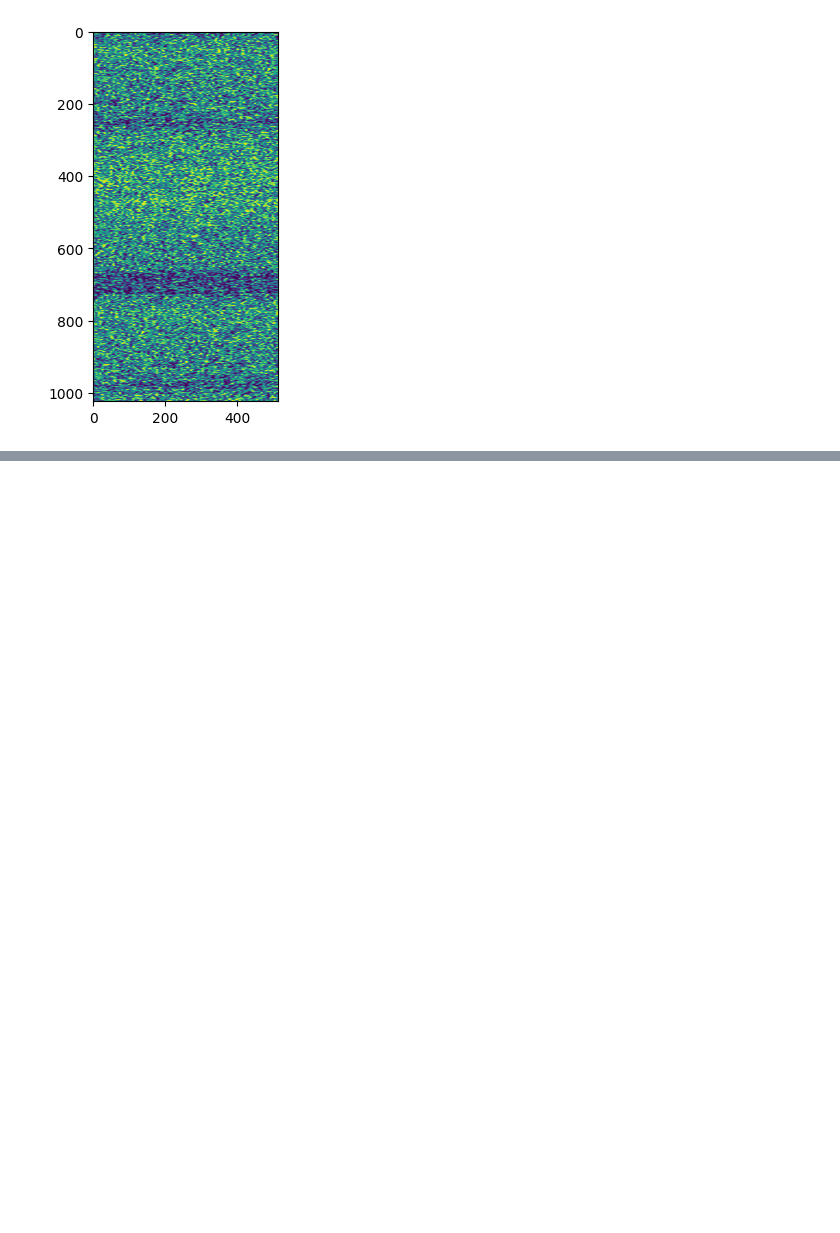
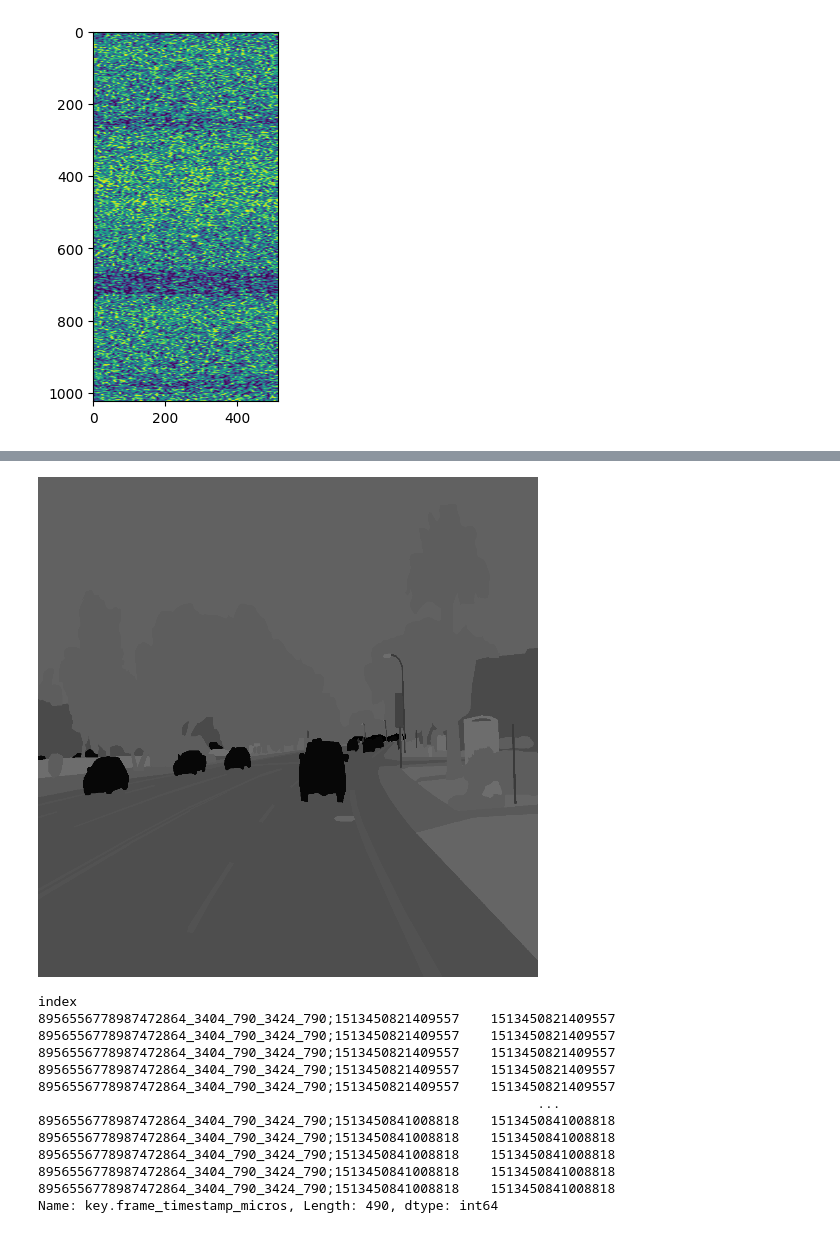
Before and after one commit to neehasajja/waymo-opendataset, a Jupyter notebook: validation/camera_segmentation.ipynb, the cells around one changed output, grey strips where cells are left out. Cells and saved outputs as stored; diff of their text form; code cells hidden in the pictures; blank space fills up the shorter version.

```diff
--- a/validation/camera_segmentation.ipynb
+++ b/validation/camera_segmentation.ipynb
@@ -256,0 +429,42 @@ Maximum value in segmentation array: 255
+# %%
+import pandas as pd
+import numpy as np
+import cv2
+from google.colab.patches import cv2_imshow
+import matplotlib.pyplot as plt
+
+
+# Set the path to the Parquet file
+parquet_file_path = '/content/drive/MyDrive/validation/camera_segmentation/file1.parquet'
+
+# Load the Parquet file into a Pandas DataFrame
+panoptic_label = pd.read_parquet(parquet_file_path)
+
+# Extract the camera image
+img = panoptic_label.iloc[0]['[CameraSegmentationLabelComponent].panoptic_label']
+
+# Convert the camera image from bytes to a NumPy array
+nparr = np.frombuffer(img, np.uint8)
+img_np = cv2.imdecode(nparr, cv2.IMREAD_COLOR)
+
+# Resize the image
+resized_img = cv2.resize(img_np, (500, 500))
+
+# Display the resized image
+cv2_imshow(resized_img)
+print(df['key.frame_timestamp_micros'])
+# %% [output]
+[figure, added]
+index
+8956556778987472864_3404_790_3424_790;1513450821409557    1513450821409557
+8956556778987472864_3404_790_3424_790;1513450821409557    1513450821409557
+8956556778987472864_3404_790_3424_790;1513450821409557    1513450821409557
+8956556778987472864_3404_790_3424_790;1513450821409557    1513450821409557
+8956556778987472864_3404_790_3424_790;1513450821409557    1513450821409557
+                                                                ...
+8956556778987472864_3404_790_3424_790;1513450841008818    1513450841008818
+8956556778987472864_3404_790_3424_790;1513450841008818    1513450841008818
+8956556778987472864_3404_790_3424_790;1513450841008818    1513450841008818
+8956556778987472864_3404_790_3424_790;1513450841008818    1513450841008818
+8956556778987472864_3404_790_3424_790;1513450841008818    1513450841008818
+Name: key.frame_timestamp_micros, Length: 490, dtype: int64
```
Also changed, not shown: parts of 7 cells of this notebook.
